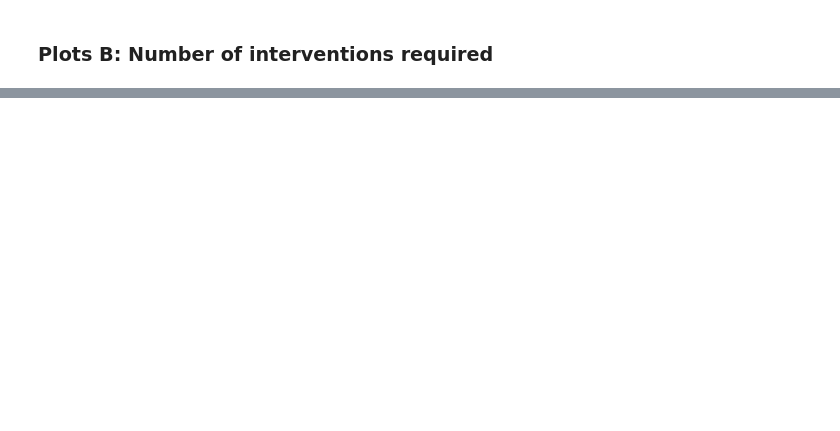
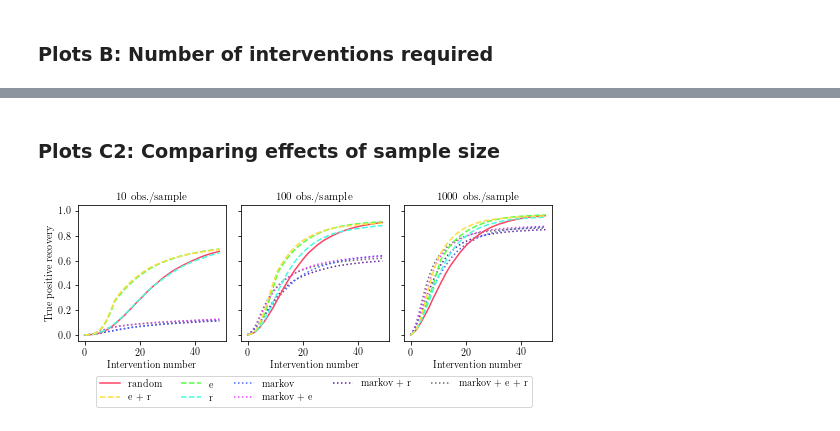
Before and after one commit to juangamella/aicp, a Jupyter notebook: plots_finite.ipynb, the cells around one changed output, grey strips where cells are left out. Drawn from its saved outputs; the diff is of its cells as text; code cells hidden in the pictures; blank space fills up the shorter version.

```diff
--- a/plots_finite.ipynb
+++ b/plots_finite.ipynb
@@ -402,0 +525,69 @@ plt.savefig('figures/tpr_finite.pdf', bbox_inches='tight')
+# %% [markdown]
+### Plots C2: Comparing effects of sample size
+# %%
+# Plot settings
+gs = gridspec.GridSpec(1, 3, wspace=0.10, hspace=0.2)
+plt.figure(figsize=(8.5,2.5))
+
+plot_iter = 50
+x_axis = np.arange(0, plot_iter)
+ylim = [-0.05, 1.05]
+linestyle = ['-', '--', '--', '--', ':', ':', ':', ':']
+zorder = [1,4,2,3,-1,-2,-3,-4]
+
+##############################
+# Plot trajectories for n=10
+hm_dist10 = np.zeros((P, N*runs, max_iter+1))
+for i, trajectories in enumerate(Trajectories[0].values()):
+    for j, trajectory in enumerate(trajectories):
+        hm_dist10[i, j, 0:len(trajectory)] = trajectory
+mean10 = np.mean(hm_dist10[:, :, :] ==0, axis=1)
+
+plt.subplot(gs[0])
+ax = plt.gca()
+zorder = [1,4,2,3,-1,-2,-3,-4]
+for i,name in enumerate(names):
+    ax.plot(x_axis, mean10[i,x_axis], label=name, linewidth=1.5, linestyle = linestyle[i], color=colors[i], zorder=zorder[i])
+plt.xlabel("Intervention number")
+plt.ylabel("True positive recovery")
+ax.text(0.5,1.04,"10 obs./sample", transform=ax.transAxes, fontsize=11, ha="center")
+plt.ylim(ylim)
+
+##############################
+# Plot trajectories for n=100
+hm_dist100 = np.zeros((P, N*runs, max_iter+1))
+for i, (name, trajectories) in enumerate(Trajectories[1].items()):
+    for j, trajectory in enumerate(trajectories):
+        hm_dist100[i, j, 0:len(trajectory)] = trajectory
+mean100 = np.mean(hm_dist100[:, :, :] == 0, axis=1)
+plt.subplot(gs[1])
+ax = plt.gca()
+for i,name in enumerate(names):
+    ax.plot(x_axis, mean100[i,x_axis], label=name, linewidth=1.5, linestyle = linestyle[i], color=colors[i], zorder=zorder[i])
+plt.xlabel("Intervention number")
+ax.set_yticklabels([])
+#axes.set_xticks(x_axis)
+ax.text(0.5,1.04,"100 obs./sample", transform=ax.transAxes, fontsize=11, ha="center")
+plt.ylim(ylim)
+
+##############################
+# Plot trajectories for n=1000
+hm_dist1000 = np.zeros((P, N*runs, max_iter+1))
+for i, (name, trajectories) in enumerate(Trajectories[2].items()):
+    for j, trajectory in enumerate(trajectories):
+        hm_dist1000[i, j, 0:len(trajectory)] = trajectory
+mean1000 = np.mean(hm_dist1000[:, :, :] == 0, axis=1)
+
+plt.subplot(gs[2])
+ax = plt.gca()
+for i,name in enumerate(names):
+    ax.plot(x_axis, mean1000[i,x_axis], label=name, linewidth=1.5, linestyle = linestyle[i], color=colors[i], zorder=zorder[i])
+plt.xlabel("Intervention number")
+ax.set_yticklabels([])
+ax.text(0.5,1.04,"1000 obs./sample", transform=ax.transAxes, fontsize=11, ha="center")
+plt.ylim(ylim)
+
+ax.legend(prop=fontP, ncol=5, bbox_to_anchor=(0.9, -.22))
+plt.savefig('figures/tpr_finite.pdf', bbox_inches='tight')
+# %% [output]
+[figure, added]
```
Also changed, not shown: parts of 12 cells of this notebook, 1 other file.
